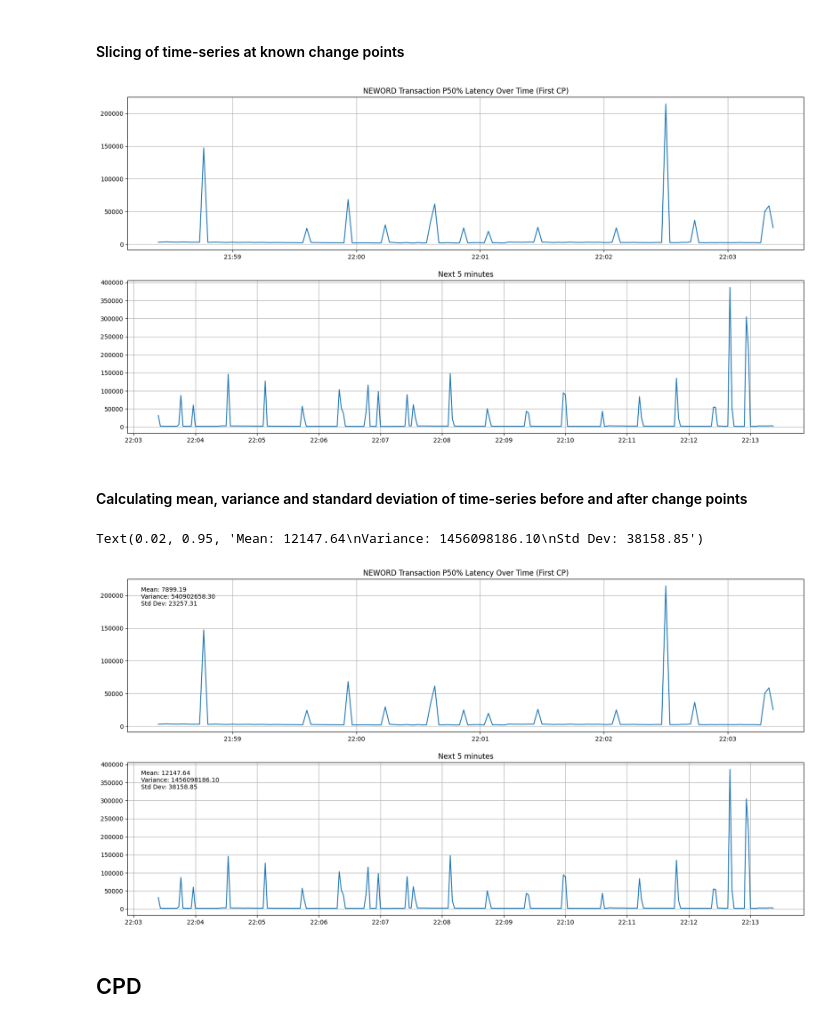
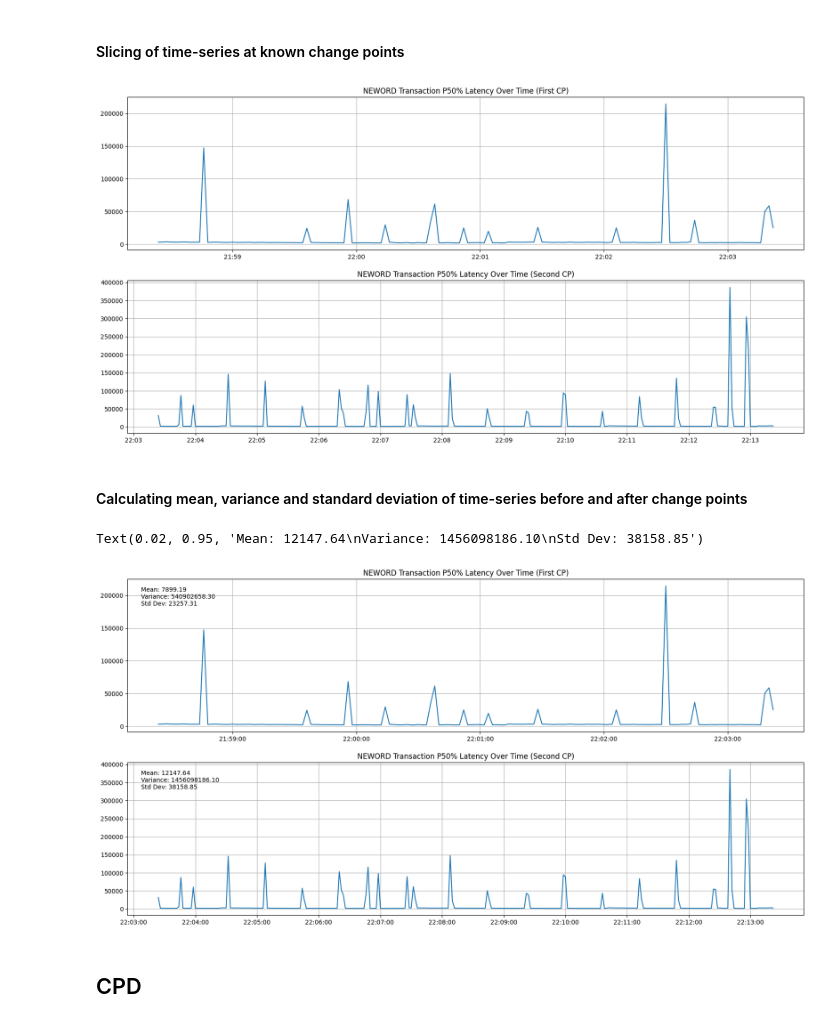
Before and after one commit to Niklasfomin/Scalable-Software-Systems-PJ-TU-Berlin, a Jupyter notebook: ExperimentsAndResults/SUT_1/docker.ipynb, the cells around one changed output. Drawn from its saved outputs; the diff is of its cells as text; code cells hidden in the pictures.

```diff
--- a/ExperimentsAndResults/SUT_1/docker.ipynb
+++ b/ExperimentsAndResults/SUT_1/docker.ipynb
@@ -208,57 +208,57 @@ axs[0].grid(True)
 
 # Second Subplot
 axs[1].plot(df_2ndCP["Timestamp"], df_2ndCP["P50%"], label="P50%", linestyle="-")
-axs[1].set_title("Next 5 minutes")
+axs[1].set_title("NEWORD Transaction P50% Latency Over Time (Second CP)")
 axs[1].xaxis.set_major_formatter(mdates.DateFormatter("%H:%M"))
 axs[1].xaxis.set_major_locator(mdates.AutoDateLocator())
 axs[1].grid(True)
 # %% [output]
-[figure, old version]
+[figure, new version]
 # %% [markdown]
 #### Calculating mean, variance and standard deviation of time-series before and after change points
 # %%
 start_time = neword_df["Timestamp"].min()
 
 df_firstCP = neword_df[
-    (neword_df["Timestamp"] >= start_time + pd.Timedelta(minutes=5))
-    & (neword_df["Timestamp"] < start_time + pd.Timedelta(minutes=10))
+    (neword_df["Timestamp"] >= start_time + pd.Timedelta(minutes=5, seconds=0)) # Erster Plot startet nach 5 Minuten des Runs (dann beginnt exhaustor)
+    & (neword_df["Timestamp"] < start_time + pd.Timedelta(minutes=10, seconds=0)) # Plot zeigt demnach den Zeitraum, in dem exhaustor läuft
 ]
 df_2ndCP = neword_df[
-    (neword_df["Timestamp"] >= start_time + pd.Timedelta(minutes=10))
-    & (neword_df["Timestamp"] < start_time + pd.Timedelta(minutes=20))
+    (neword_df["Timestamp"] >= start_time + pd.Timedelta(minutes=10, seconds=0)) # Zweiter Plot startet nach 10 Minuten des Runs, also wenn exhaustor wieder inaktiv ist
+    & (neword_df["Timestamp"] < start_time + pd.Timedelta(minutes=20, seconds=0)) # Plot nimmt Zeitraum bis Ende des Benchmark Runs auf
 ]
 
 fig, axs = plt.subplots(2, 1, figsize=(20, 10))
 
 # First Subplot
 axs[0].plot(df_firstCP["Timestamp"], df_firstCP["P50%"], label="P50%", linestyle="-")
 axs[0].set_title("NEWORD Transaction P50% Latency Over Time (First CP)")
-axs[0].xaxis.set_major_formatter(mdates.DateFormatter("%H:%M"))
+axs[0].xaxis.set_major_formatter(mdates.DateFormatter("%H:%M:%S"))
 axs[0].xaxis.set_major_locator(mdates.AutoDateLocator())
 axs[0].grid(True)
 
 # Stats 1
 mean = df_firstCP["P50%"].mean()
 variance = df_firstCP["P50%"].var()
 std_dev = df_firstCP["P50%"].std()
 axs[0].text(0.02, 0.95, f'Mean: {mean:.2f}\nVariance: {variance:.2f}\nStd Dev: {std_dev:.2f}', transform=axs[0].transAxes, verticalalignment='top')
 
 
 # Second Subplot
 axs[1].plot(df_2ndCP["Timestamp"], df_2ndCP["P50%"], label="P50%", linestyle="-")
-axs[1].set_title("Next 5 minutes")
-axs[1].xaxis.set_major_formatter(mdates.DateFormatter("%H:%M"))
+axs[1].set_title("NEWORD Transaction P50% Latency Over Time (Second CP)")
+axs[1].xaxis.set_major_formatter(mdates.DateFormatter("%H:%M:%S"))
 axs[1].xaxis.set_major_locator(mdates.AutoDateLocator())
 axs[1].grid(True)
 
 # Stats 2
 mean = df_2ndCP["P50%"].mean()
 variance = df_2ndCP["P50%"].var()
 std_dev = df_2ndCP["P50%"].std()
 axs[1].text(0.02, 0.95, f'Mean: {mean:.2f}\nVariance: {variance:.2f}\nStd Dev: {std_dev:.2f}', transform=axs[1].transAxes, verticalalignment='top')
 # %% [output]
 Text(0.02, 0.95, 'Mean: 12147.64\nVariance: 1456098186.10\nStd Dev: 38158.85')
-[figure, old version]
+[figure, new version]
 # %% [markdown]
 ## CPD
 # %% [markdown]
```
Also changed, not shown: parts of 17 cells of this notebook.
